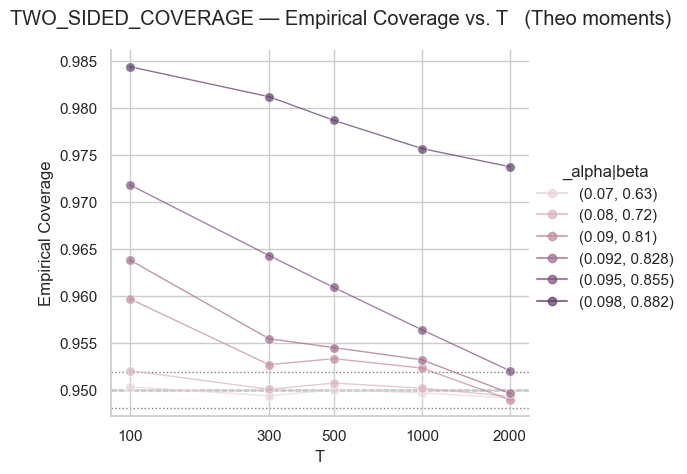
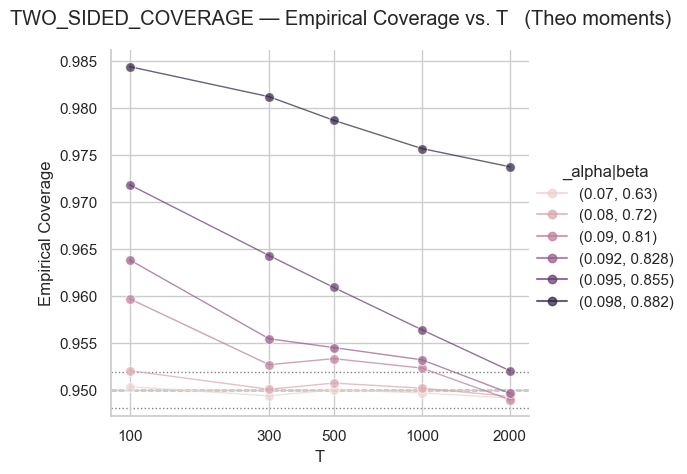
Code edit (unified diff) that turned the first committed figure into the second:
--- before
+++ after
@@ -1,6 +1,5 @@
-# palette=list(plt.cm.RdPu(np.linspace(0.4, 1, 5)))
 run_analysis(experiments, "a_plus_b", alpha=0.05, plot_mask=[0,0,1],
              savefig_folder=folder,
              line_plot_kargs=line_plot_kargs | 
-             dict(log=True, xticks=parameters['T'], palette=colors
+             dict(log=True, xticks=parameters['T'], palette=cubehelix_palette(6)
                   ))

Commit: cov seaborn right colors found